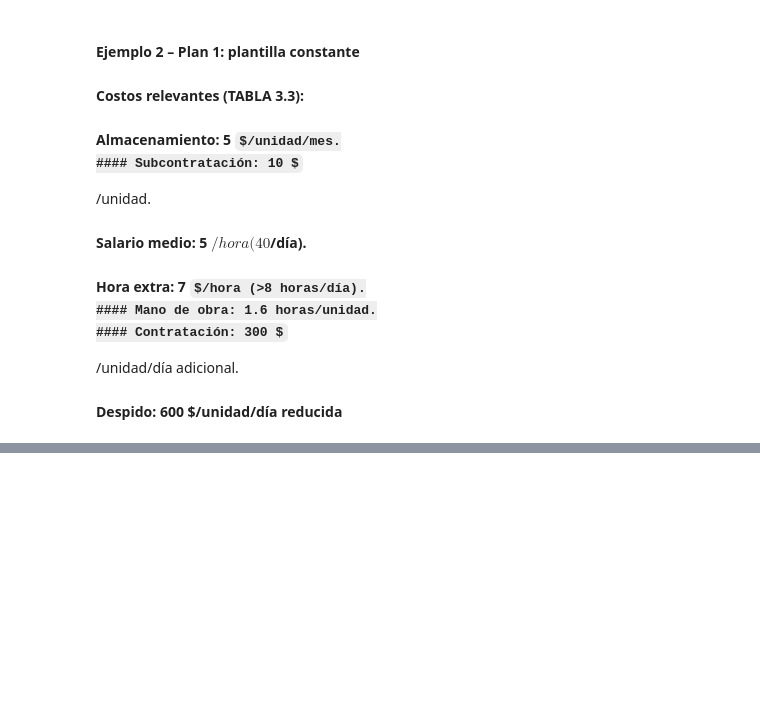
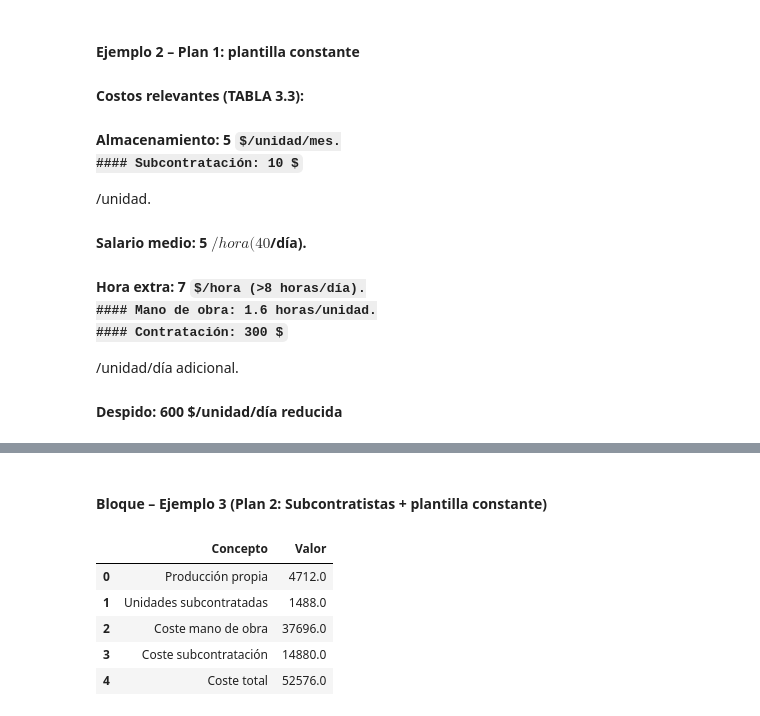
Before and after one commit to IsraelSanacato/tp-org-1-planes-agregados, a Jupyter notebook: escenarios para modificar ejemplos.ipynb, the cells around one changed output, grey strips where cells are left out. Saved outputs shown, nothing was run; the diff lists cells and outputs as text; code cells hidden in the pictures; some formulas as TeX source; blank space fills up the shorter version.

```diff
--- a/escenarios para modificar ejemplos.ipynb
+++ b/escenarios para modificar ejemplos.ipynb
@@ -165,0 +440,59 @@ print(tabla_costes1)
+# %% [markdown]
+#### Bloque – Ejemplo 3 (Plan 2: Subcontratistas + plantilla constante)
+# %%
+# Bloque: Ejemplo 3 - Plan 2 (Subcontratistas con plantilla constante)
+
+import pandas as pd
+
+def plan_subcontratistas(unidades_demanda, empleados, prod_diaria, dias_totales,
+                         coste_diario_empleado, coste_subcontratacion):
+    """
+    Calcula producción propia, subcontratada y costes totales.
+
+    unidades_demanda: demanda total en unidades
+    empleados: número de empleados fijos
+    prod_diaria: unidades producidas por día por empleado
+    dias_totales: días de producción
+    coste_diario_empleado: $/día por empleado
+    coste_subcontratacion: $/unidad subcontratada
+    """
+
+    # Producción propia
+    produccion_propia = prod_diaria * dias_totales
+
+    # Unidades subcontratadas
+    subcontratadas = max(0, unidades_demanda - produccion_propia)
+
+    # Costes
+    coste_mano_obra = empleados * coste_diario_empleado * dias_totales
+    coste_subcontrat = subcontratadas * coste_subcontratacion
+    coste_total = coste_mano_obra + coste_subcontrat
+
+    # Tabla resumen
+    df = pd.DataFrame({
+        "Concepto": ["Producción propia", "Unidades subcontratadas",
+                     "Coste mano de obra", "Coste subcontratación", "Coste total"],
+        "Valor": [produccion_propia, subcontratadas,
+                  coste_mano_obra, coste_subcontrat, coste_total]
+    })
+
+    return df
+
+# Ejemplo con los datos del caso
+df_plan2 = plan_subcontratistas(
+    unidades_demanda=6200,
+    empleados=7.6,
+    prod_diaria=38,
+    dias_totales=124,
+    coste_diario_empleado=40,
+    coste_subcontratacion=10
+)
+
+df_plan2
+# %% [output]
+|  | Concepto | Valor |
+| 0 | Producción propia | 4712.0 |
+| 1 | Unidades subcontratadas | 1488.0 |
+| 2 | Coste mano de obra | 37696.0 |
+| 3 | Coste subcontratación | 14880.0 |
+| 4 | Coste total | 52576.0 |
```
Also changed, not shown: parts of 5 cells of this notebook.
